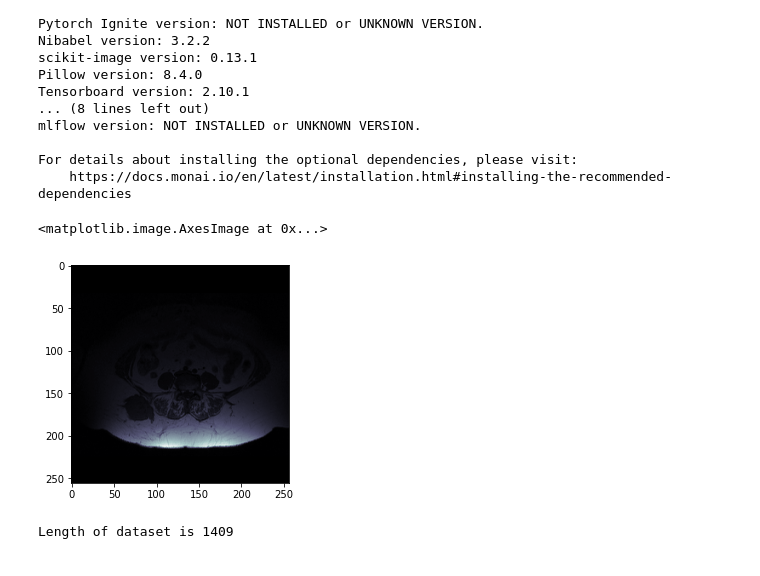
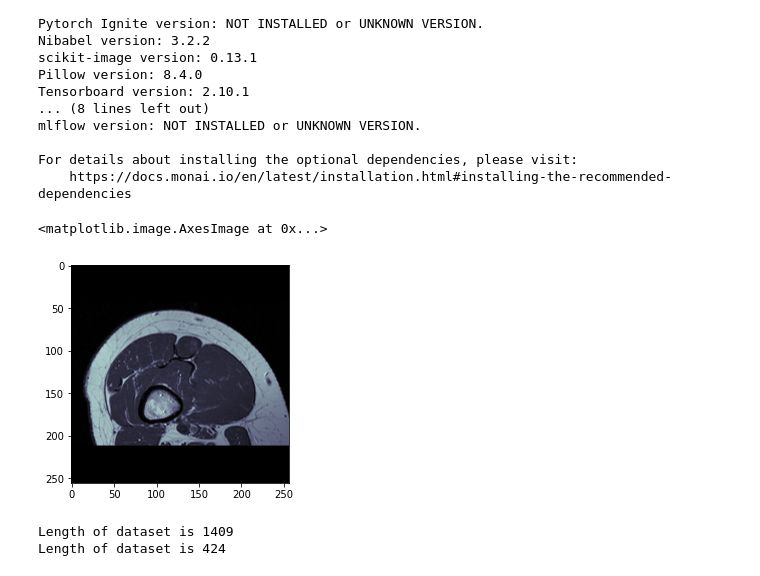
Before and after one commit to ahmadhabbie/HabbieDicomSort, a Jupyter notebook: MONAI.ipynb, the cells around one changed output. Drawn from its saved outputs; the diff is of its cells as text; code cells hidden in the pictures.

```diff
--- a/MONAI.ipynb
+++ b/MONAI.ipynb
@@ -100,16 +100,21 @@ class CustomDataset(Dataset):
 train = CustomDataset(data=train_list)
 test = CustomDataset(data=test_list)
 # %%
-plt.imshow(train[0]['image'], plt.cm.bone)
+plt.imshow(test[0]['image'], plt.cm.bone)
 # %% [output]
 <matplotlib.image.AxesImage at 0x...>
-[figure, old version]
+[figure, new version]
 # %%
 train_dataset = monai.data.Dataset(train, transform=None)
 
 print(f"Length of dataset is {len(train_dataset)}")
+
+test_dataset = monai.data.Dataset(test, transform=None)
+
+print(f"Length of dataset is {len(test_dataset)}")
 # %% [output]
 Length of dataset is 1409
+Length of dataset is 424
 # %%
 train_transforms = Compose(
     [
```
Also changed, not shown: parts of 1 cell of this notebook.
